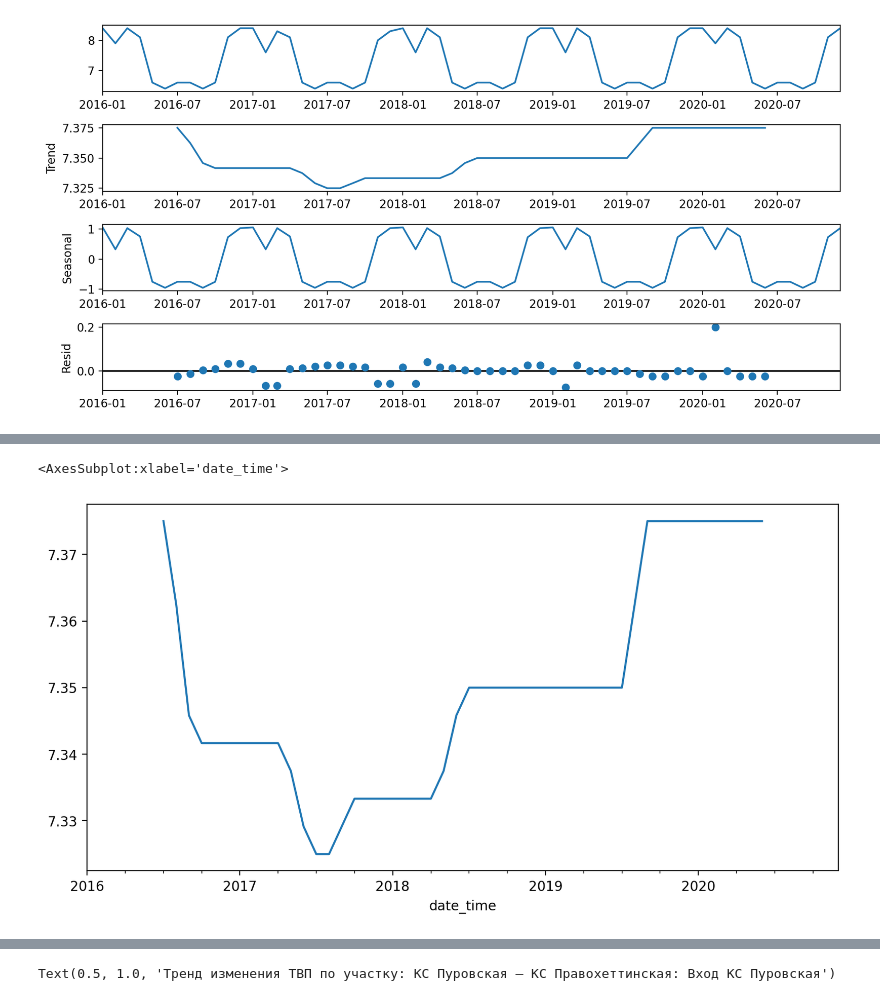
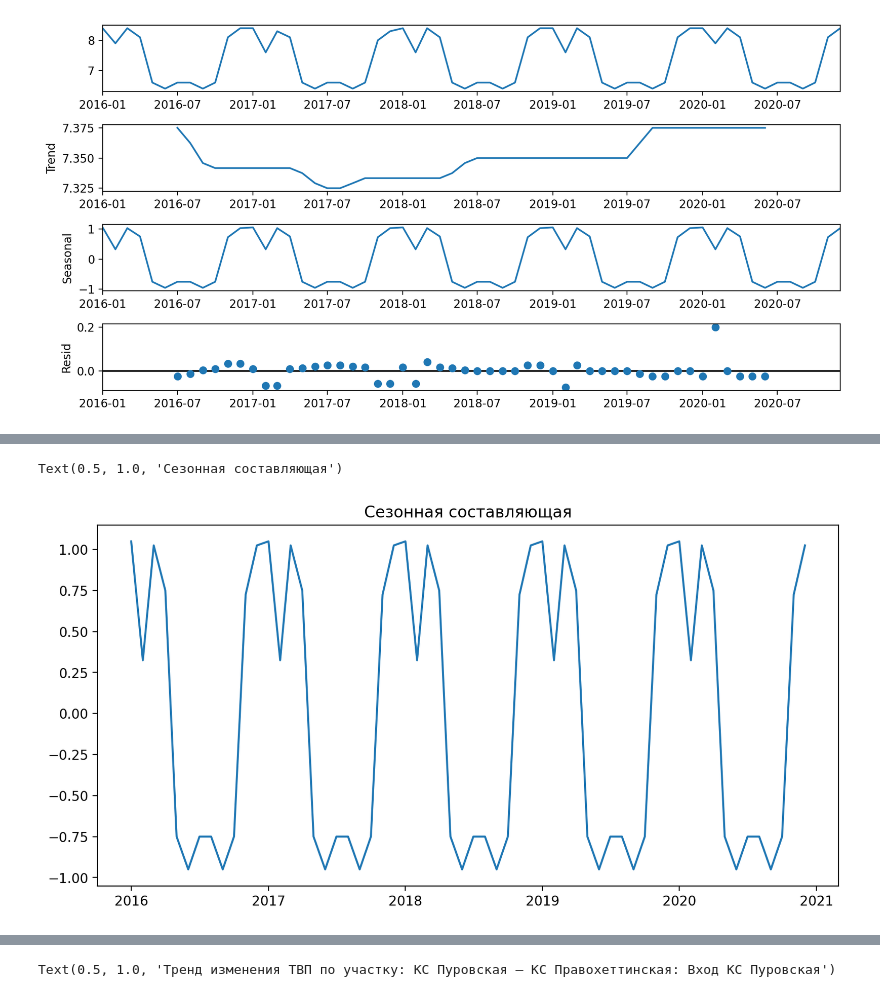
Before and after one commit to stureiko/TFP, a Jupyter notebook: TFP-ML-model.ipynb, the cells around one changed output, grey strips where cells are left out. Cells and saved outputs as stored; diff of their text form; code cells hidden in the pictures.

```diff
--- a/TFP-ML-model.ipynb
+++ b/TFP-ML-model.ipynb
@@ -194,5 +195,6 @@ result.seasonal.plot()
-# %%
-result.trend.plot()
-# %% [output]
-<AxesSubplot:xlabel='date_time'>
-[figure, removed]
+# %%
+plt.plot(result.seasonal)
+plt.title('Сезонная составляющая')
+# %% [output]
+Text(0.5, 1.0, 'Сезонная составляющая')
+[figure, added]
```
Also changed, not shown: parts of 30 cells of this notebook.
